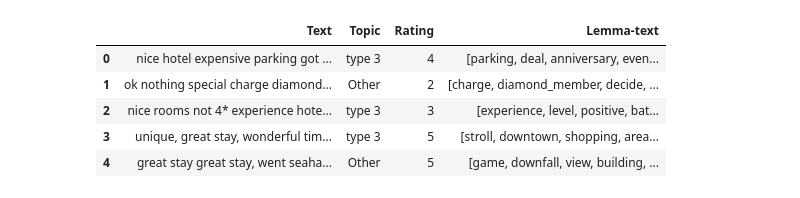
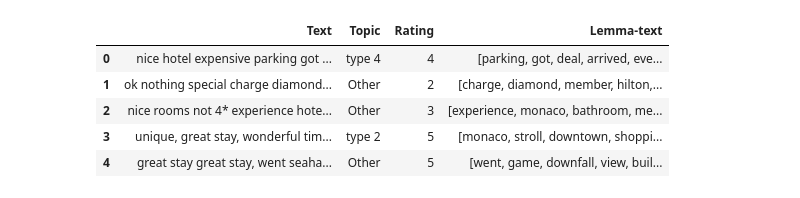
Before and after one commit to Milan-Exchange/Text-Mining-and-Search, a Jupyter notebook: topic_modeling/gsdmm.ipynb, the cells around one changed output. Saved outputs shown, nothing was run; the diff lists cells and outputs as text; code cells hidden in the pictures.

```diff
--- a/topic_modeling/gsdmm.ipynb
+++ b/topic_modeling/gsdmm.ipynb
@@ -146,0 +34,7 @@ Cluster 4 : [('view', 664), ('night', 660), ('breakfast', 545), ('restaurant', 4
+# %%
+for x in range(len(data)):
+    data['Review_lemmatized'][x] = re.sub(r'[^\w\s]', '',  data['Review_lemmatized'][x])
+
+
+    #data['Review_stopwords'][x] = data['Review_stopwords'][x].split()
+    #data['Review_stopwords'][x] = [word for word in data['Review_stopwords'][x] if word not in stopwords]
@@ -146,0 +108,10 @@ Cluster 4 : [('view', 664), ('night', 660), ('breakfast', 545), ('restaurant', 4
+# %%
+# Filter for only nouns
+def noun_only(x):
+    pos_comment = nltk.pos_tag(x)
+    #filtered = [word[0] for word in pos_comment if word[1] in ['NN']]
+    # to filter both noun and verbs
+    filtered = [word[0] for word in pos_comment if word[1] in ['NN','VB', 'VBD', 'VBG', 'VBN', 'VBZ']]
+    return filtered
+
+final_reviews = reviews_w_ngrams.map(noun_only)
@@ -146,0 +157,17 @@ Cluster 4 : [('view', 664), ('night', 660), ('breakfast', 545), ('restaurant', 4
+# %%
+# print number of documents per topic
+doc_count = np.array(mgp.cluster_doc_count)
+print('Number of documents per topic :', doc_count)
+
+# Topics sorted by the number of document they are allocated to
+top_index = doc_count.argsort()[-15:][::-1]
+print('Most important clusters (by number of docs inside):', top_index)
+
+# define function to get top words per topic
+def top_words(cluster_word_distribution, top_cluster, values):
+    for cluster in top_cluster:
+        sort_dicts = sorted(cluster_word_distribution[cluster].items(), key=lambda k: k[1], reverse=True)[:values]
+        print("\nCluster %s : %s"%(cluster, sort_dicts))
+
+# get top words in topics
+top_words(mgp.cluster_word_distribution, top_index, 20)
@@ -160,27 +200,23 @@ for i, topic_num in enumerate(top_index):
 # %%
-def create_topics_dataframe(data_text=data.Review, mgp=mgp, threshold=0.3, topic_dict=topic_dict,
-                            lemma_text=reviews_lemmatized):
+def create_topics_dataframe(data_text=data.Review,  mgp=mgp, threshold=0.3, topic_dict=topic_dict, lemma_text=docs):
     result = pd.DataFrame(columns=['Text', 'Topic', 'Rating', 'Lemma-text'])
     for i, text in enumerate(data_text):
         result.at[i, 'Text'] = text
         result.at[i, 'Rating'] = data.Rating[i]
         result.at[i, 'Lemma-text'] = lemma_text[i]
-        prob = mgp.choose_best_label(reviews_lemmatized[i])
+        prob = mgp.choose_best_label(docs[i])
         if prob[1] >= threshold:
             result.at[i, 'Topic'] = topic_dict[prob[0]]
         else:
             result.at[i, 'Topic'] = 'Other'
     return result
 # %%
-result = create_topics_dataframe(data_text=data.Review, mgp=mgp, threshold=0.3, topic_dict=topic_dict,
-                                 lemma_text=reviews_lemmatized)
+result = create_topics_dataframe(data_text=data.Review, mgp=mgp, threshold=0.3, topic_dict=topic_dict, lemma_text=docs)
 result.head(5)
-
-# TODO: Add some evaluations, and top extract top tokens..
 # %% [output]
 |  | Text | Topic | Rating | Lemma-text |
-| 0 | nice hotel expensive parking got ... | type 3 | 4 | [parking, deal, anniversary, even... |
-| 1 | ok nothing special charge diamond... | Other | 2 | [charge, diamond_member, decide, ... |
-| 2 | nice rooms not 4* experience hote... | type 3 | 3 | [experience, level, positive, bat... |
-| 3 | unique, great stay, wonderful tim... | type 3 | 5 | [stroll, downtown, shopping, area... |
-| 4 | great stay great stay, went seaha... | Other | 5 | [game, downfall, view, building, ... |
+| 0 | nice hotel expensive parking got ... | type 4 | 4 | [parking, got, deal, arrived, eve... |
+| 1 | ok nothing special charge diamond... | Other | 2 | [charge, diamond, member, hilton,... |
+| 2 | nice rooms not 4* experience hote... | Other | 3 | [experience, monaco, bathroom, me... |
+| 3 | unique, great stay, wonderful tim... | type 2 | 5 | [monaco, stroll, downtown, shoppi... |
+| 4 | great stay great stay, went seaha... | Other | 5 | [went, game, downfall, view, buil... |
```
Also changed, not shown: parts of 14 cells of this notebook, 1 other file.
